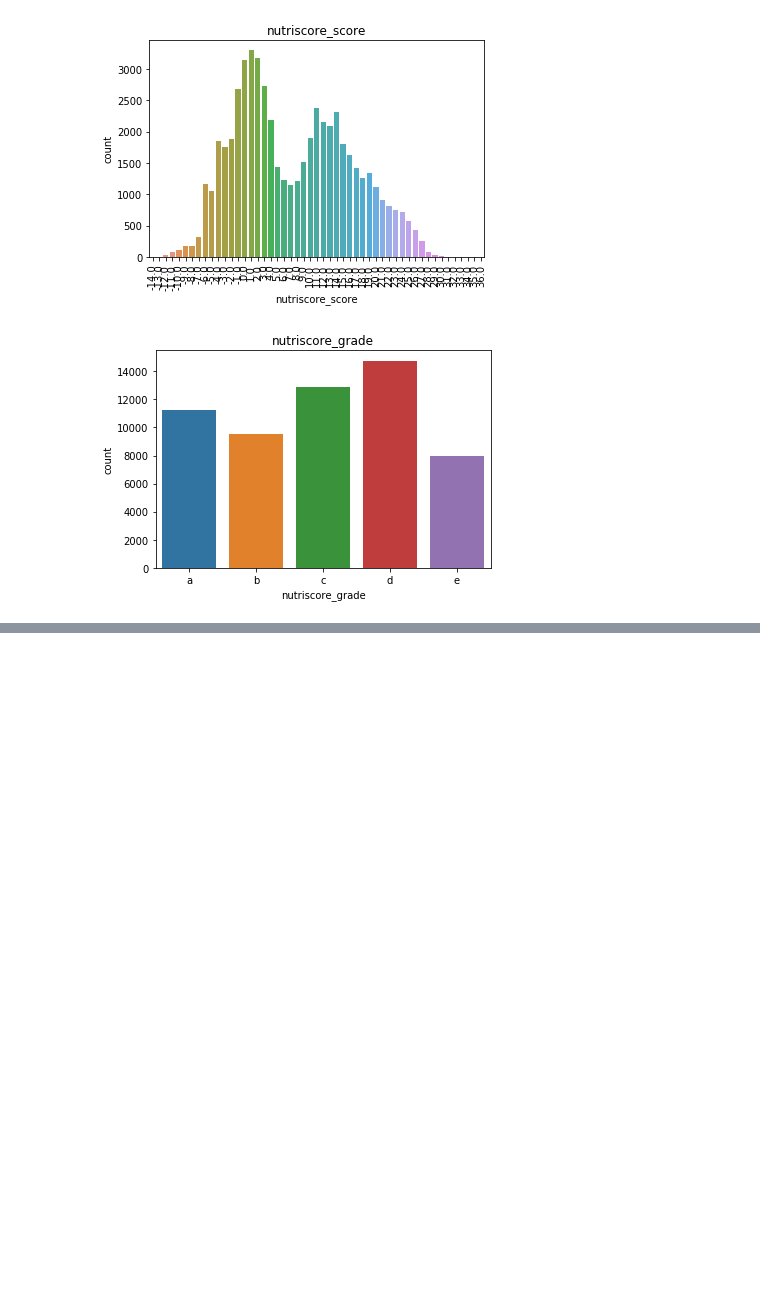
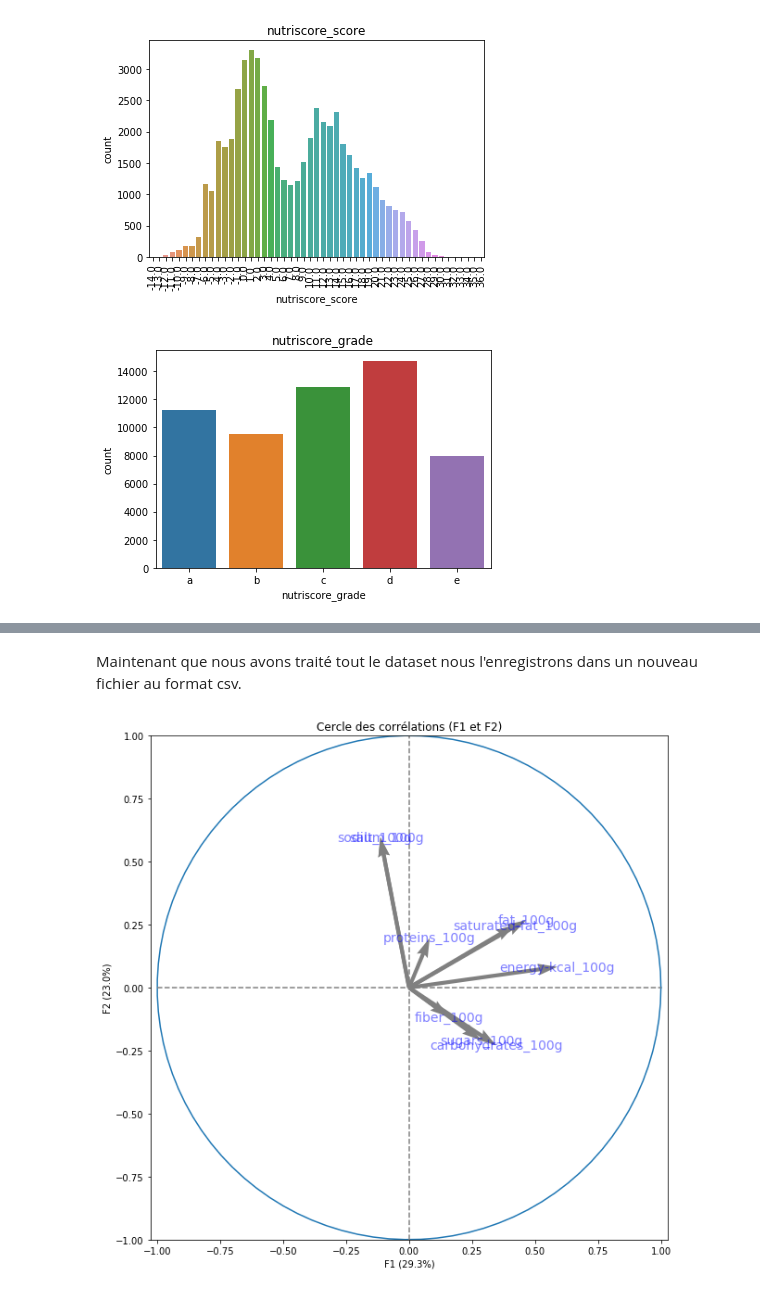
Before and after one commit to anbaut/Application-au-service-de-la-sante-publique, a Jupyter notebook: PSanté_01_notebooknettoyage.ipynb, the cells around one changed output, grey strips where cells are left out. Cells and saved outputs as stored; diff of their text form; code cells hidden in the pictures; blank space fills up the shorter version.

```diff
--- a/PSanté_01_notebooknettoyage.ipynb
+++ b/PSanté_01_notebooknettoyage.ipynb
@@ -333,2 +349,2 @@ msno.matrix(df)
 # %%
-print(df["categories"].describe())
+df["image_url"] = df["image_url"].fillna('no_image.jpg')
@@ -334,0 +360,2 @@ print(df["categories"].describe())
+# %% [markdown]
+Maintenant que nous avons traité tout le dataset nous l'enregistrons dans un nouveau fichier au format csv.
@@ -334,0 +418,17 @@ print(df["categories"].describe())
+# %%
+n_comp = 2
+scaler = StandardScaler()
+pca = PCA(n_components=n_comp)
+
+data = df[['energy-kcal_100g', "saturated-fat_100g", "fat_100g","sugars_100g", "carbohydrates_100g",
+                'proteins_100g', 'sodium_100g', "fiber_100g","salt_100g"]]
+
+X = data.values
+features = data.columns
+X_scaled = scaler.fit_transform(X)
+pca_components = pca.fit_transform(X_scaled)
+pcs = pca.components_
+# %%
+display_circles(pcs, n_comp, pca, [(0,1)], labels = np.array(features))
+# %% [output]
+[figure, added]
```
Also changed, not shown: parts of 24 cells of this notebook.
